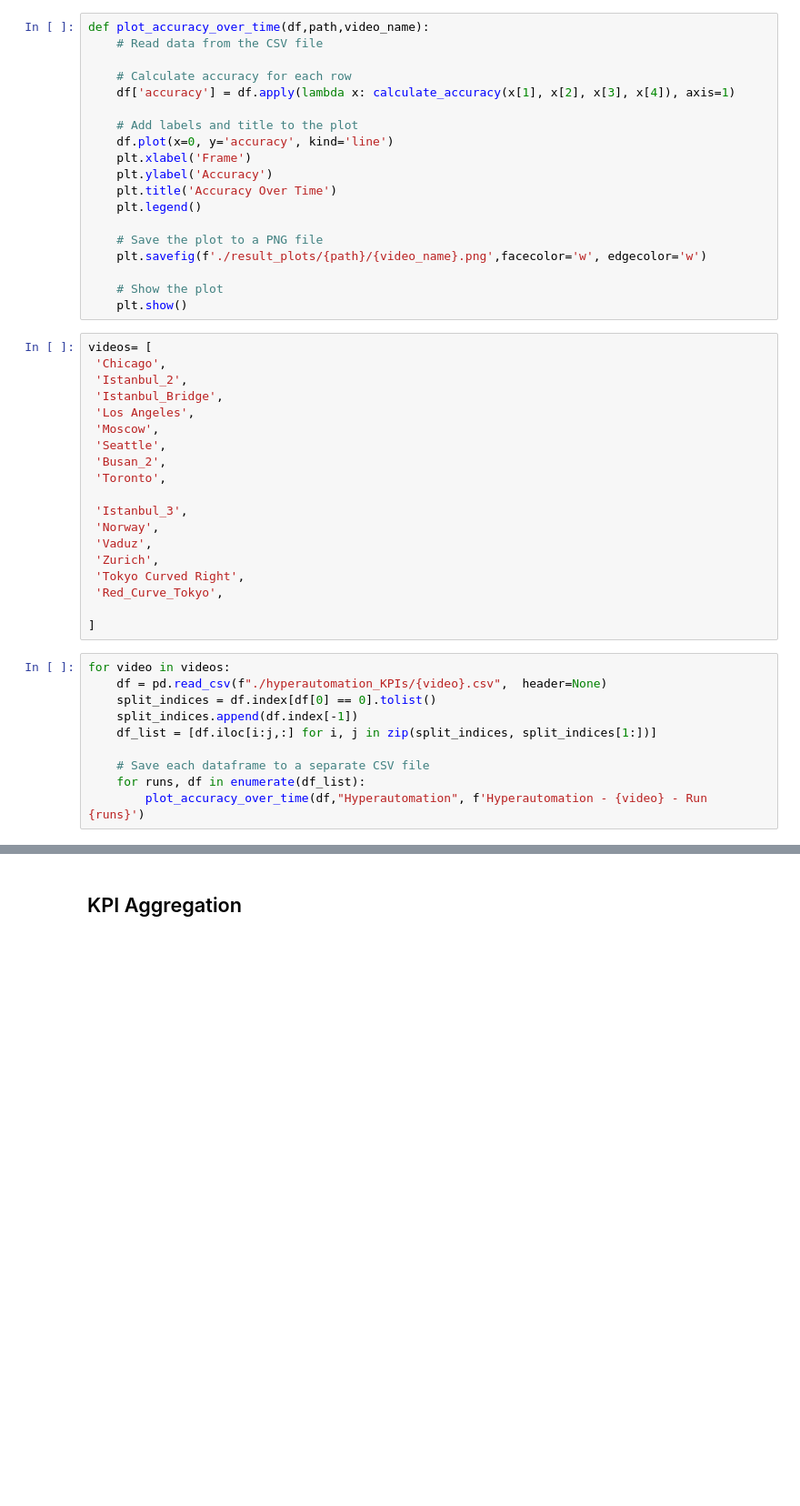
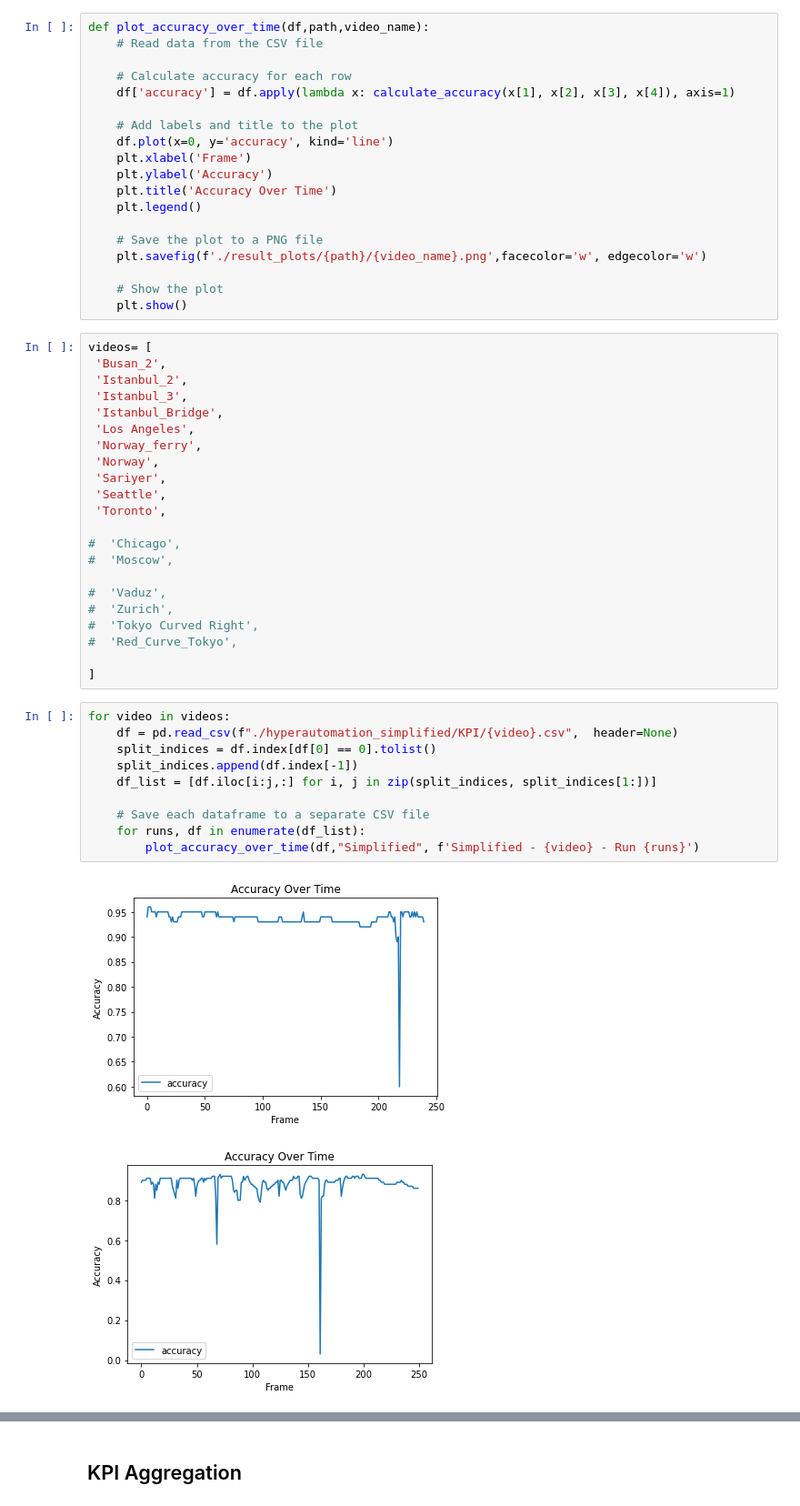
Before and after one commit to patrickahrend/hyperautomation-lane-detection, a Jupyter notebook: Part II - Adv Lane Detection and Road Features 2/Part II - Adv Lane Detection and Road Features 2/utils.ipynb, the cells around one changed output, grey strips where cells are left out. Shown: that part at 91% size. Drawn from its saved outputs; the diff is of its cells as text; blank space fills up the shorter version.

```diff
--- a/Part II - Adv Lane Detection and Road Features 2/Part II - Adv Lane Detection and Road Features 2/utils.ipynb
+++ b/Part II - Adv Lane Detection and Road Features 2/Part II - Adv Lane Detection and Road Features 2/utils.ipynb
@@ -36,30 +36,36 @@ def plot_accuracy_over_time(df,path,video_name):
     plt.show()
 # %%
 videos= [
- 'Chicago',
+ 'Busan_2',
  'Istanbul_2',
+ 'Istanbul_3',
  'Istanbul_Bridge',
  'Los Angeles',
- 'Moscow',
+ 'Norway_ferry',
+ 'Norway',
+ 'Sariyer',
  'Seattle',
- 'Busan_2',
  'Toronto',
 
- 'Istanbul_3',
- 'Norway',
- 'Vaduz',
- 'Zurich',
- 'Tokyo Curved Right',
- 'Red_Curve_Tokyo',
+#  'Chicago',
+#  'Moscow',
+
+#  'Vaduz',
+#  'Zurich',
+#  'Tokyo Curved Right',
+#  'Red_Curve_Tokyo',
 
 ]
 # %%
 for video in videos:
-    df = pd.read_csv(f"./hyperautomation_KPIs/{video}.csv",  header=None)
+    df = pd.read_csv(f"./hyperautomation_simplified/KPI/{video}.csv",  header=None)
     split_indices = df.index[df[0] == 0].tolist()
     split_indices.append(df.index[-1])
     df_list = [df.iloc[i:j,:] for i, j in zip(split_indices, split_indices[1:])]
 
     # Save each dataframe to a separate CSV file
     for runs, df in enumerate(df_list):
-        plot_accuracy_over_time(df,"Hyperautomation", f'Hyperautomation - {video} - Run {runs}')
+        plot_accuracy_over_time(df,"Simplified", f'Simplified - {video} - Run {runs}')
+# %% [output]
+[figure, added]
+[figure, added]
```
Also changed, not shown: parts of 29 cells of this notebook.
